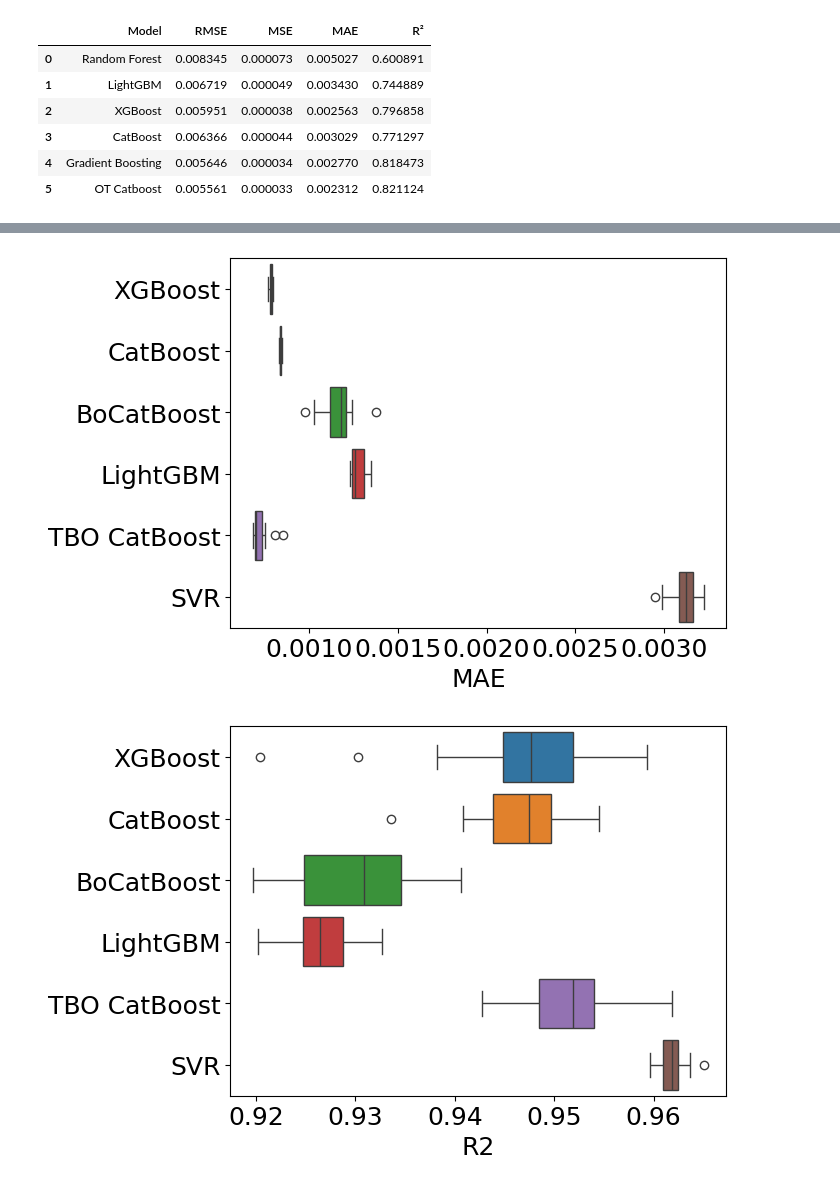
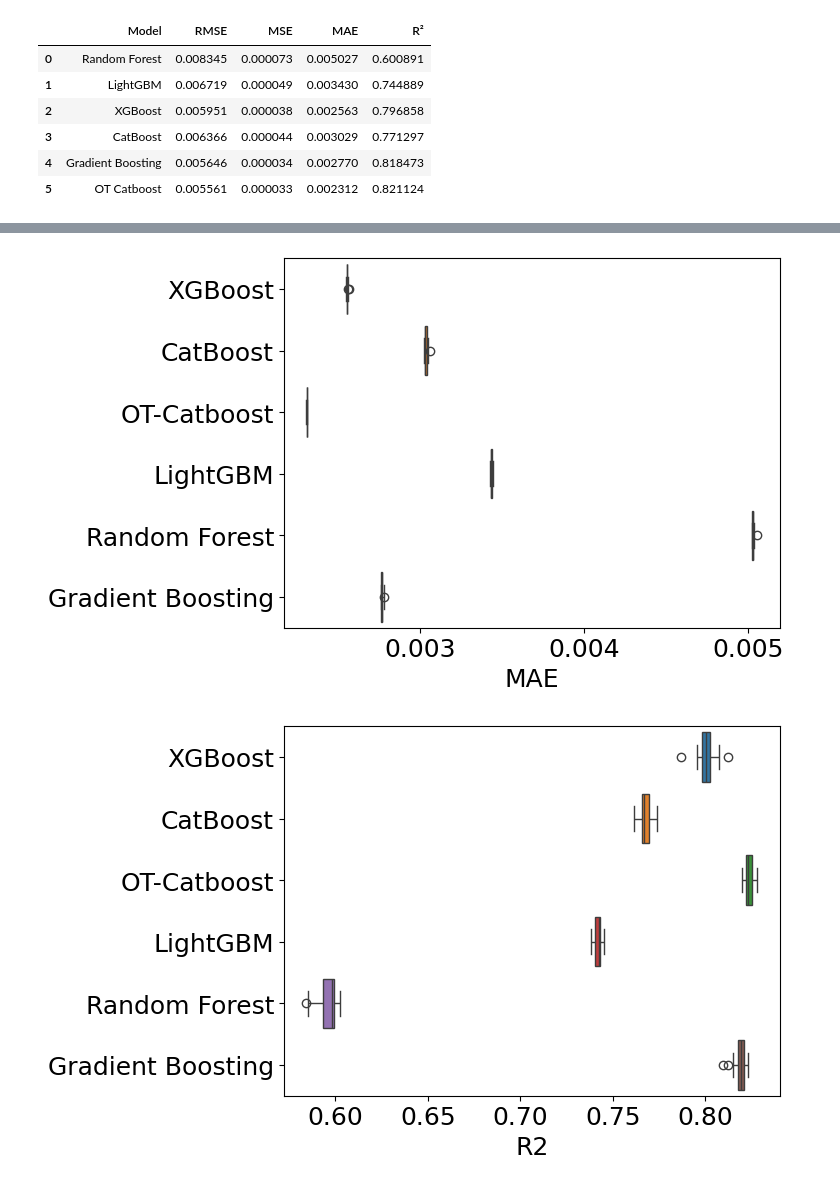
Before and after one commit to TrantuVN/MA, a Jupyter notebook: diagram.ipynb, the cells around one changed output, grey strips where cells are left out. Cells and saved outputs as stored; diff of their text form; code cells hidden in the pictures.

```diff
--- a/diagram.ipynb
+++ b/diagram.ipynb
@@ -234,32 +236,32 @@ plt.show()
 # %%
 #mae
-df = pd.DataFrame(columns=['XGBoost', 'CatBoost','BoCatBoost','LightGBM','TBO CatBoost','SVR'])
+df = pd.DataFrame(columns=['XGBoost','CatBoost','OT-Catboost','LightGBM','Random Forest','Gradient Boosting'])
 i = 2
 df["XGBoost"] = xgbo[:, i]
 df["CatBoost"] = cat[:, i]
-df["BoCatBoost"] = catbo[:, i]
+df['OT-Catboost'] = procat[:, i]
 df["LightGBM"] = lgbm[:, i]
-df["TBO CatBoost"] = tbocat[:, i]
-df["SVR"] = svr[:, i]
+df["Random Forest"]      = random[:, i]
+df["Gradient Boosting"]  = gra[:, i]
 ax = sns.boxplot(data=df,orient='h')#, x=x, y=y, hue=hue
 ax.set(xlabel="MAE")
 
 plt.show()
 # %% [output]
-[figure, old version]
+[figure, new version]
 # %%
 #mae
-df = pd.DataFrame(columns=['XGBoost', 'CatBoost','BoCatBoost','LightGBM','TBO CatBoost','SVR'])
+df = pd.DataFrame(columns=['XGBoost','CatBoost','OT-Catboost','LightGBM','Random Forest','Gradient Boosting'])
 i = 3
 df["XGBoost"] = xgbo[:, i]
 df["CatBoost"] = cat[:, i]
-df["BoCatBoost"] = catbo[:, i]
+df['OT-Catboost'] = procat[:, i]
 df["LightGBM"] = lgbm[:, i]
-df["TBO CatBoost"] = tbocat[:, i]
-df["SVR"] = svr[:, i]
+df["Random Forest"]      = random[:, i]
+df["Gradient Boosting"]  = gra[:, i]
 ax = sns.boxplot(data=df,orient='h')#, x=x, y=y, hue=hue
 ax.set(xlabel="R2")
 
 plt.show()
 # %% [output]
-[figure, old version]
+[figure, new version]
```
Also changed, not shown: parts of 4 cells of this notebook, 1 other file.
